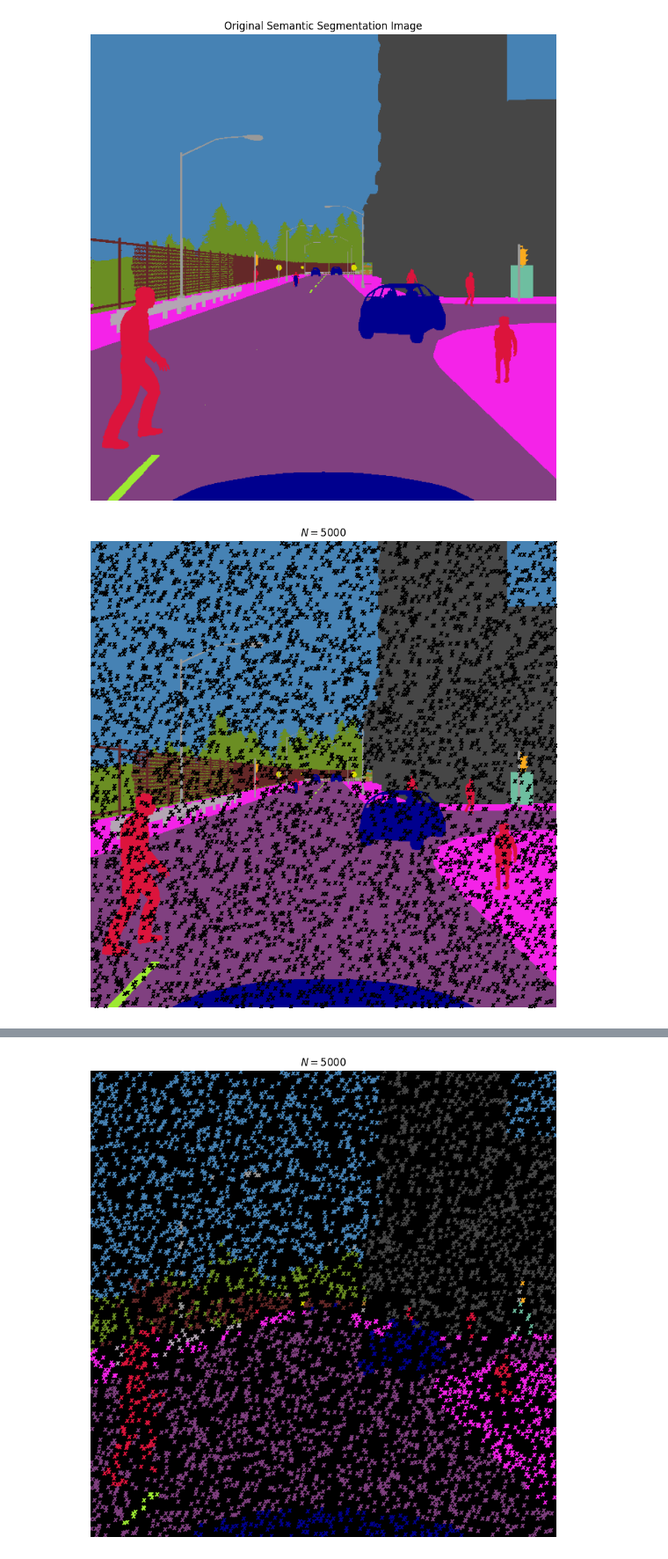
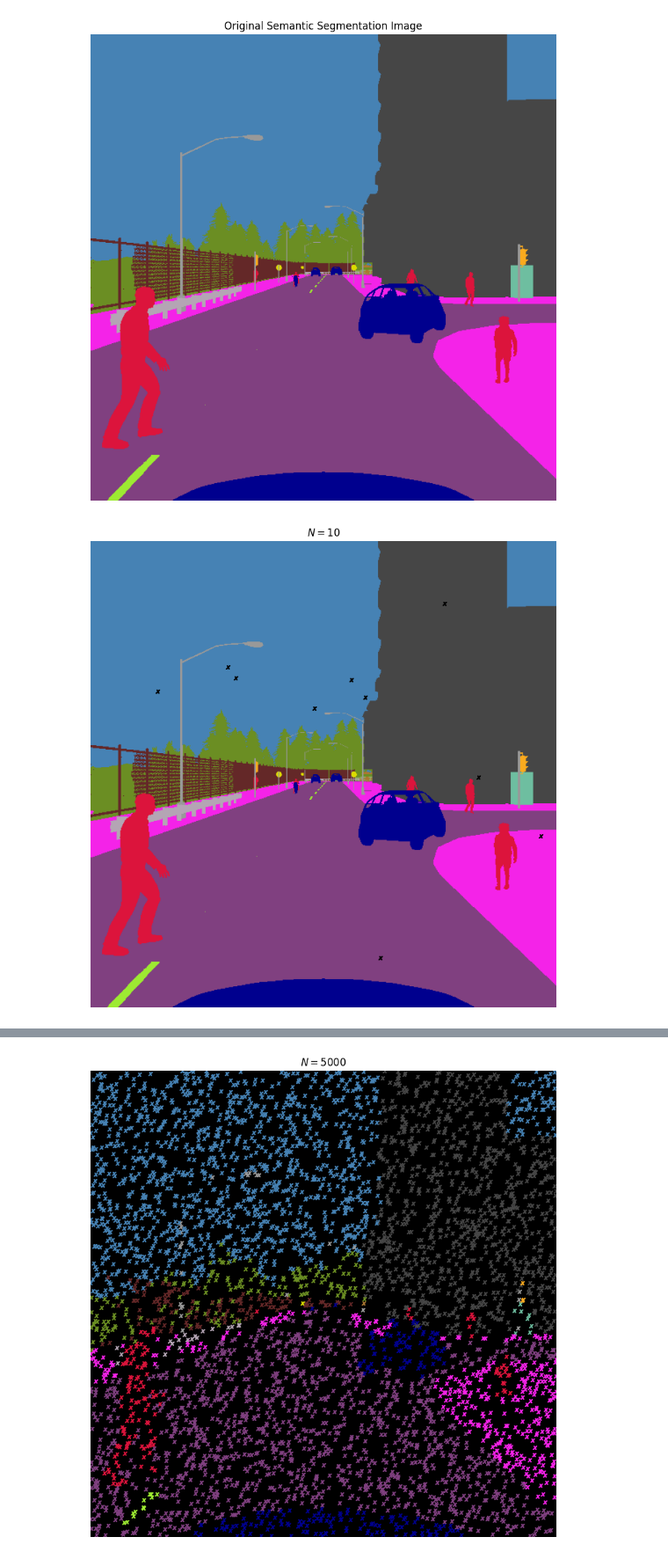
Before and after one commit to yixiao1/CILv2_multiview, a Jupyter notebook: 14_imperfect_ss.ipynb, the cells around one changed output, grey strips where cells are left out. Shown at 88% size. Cells and saved outputs as stored; diff of their text form; code cells hidden in the pictures.

```diff
--- a/14_imperfect_ss.ipynb
+++ b/14_imperfect_ss.ipynb
@@ -367,16 +367,16 @@ plt.show()
 # %%
 # Test this with the semantic segmentation image
 s = cv2.imread(semantic_segmentation_paths[0], cv2.IMREAD_UNCHANGED)
 s = cv2.cvtColor(s, cv2.COLOR_BGR2RGB)
 
-points = sample_points(s, 5000, random_seed=42)
+points = sample_points(s, 10, random_seed=42)
 
 # Plot the points on top of the image
 plt.figure(figsize=(10, 10))
 plt.imshow(s)
 plt.scatter(points[:, 1], points[:, 0], s=20, c='black', marker='$x$')
 plt.title(f'$N={points.shape[0]}$')
 plt.axis('off')
 plt.show()
 # %% [output]
-[figure, old version]
+[figure, new version]
```
Also changed, not shown: parts of 11 cells of this notebook, 44 other files.
